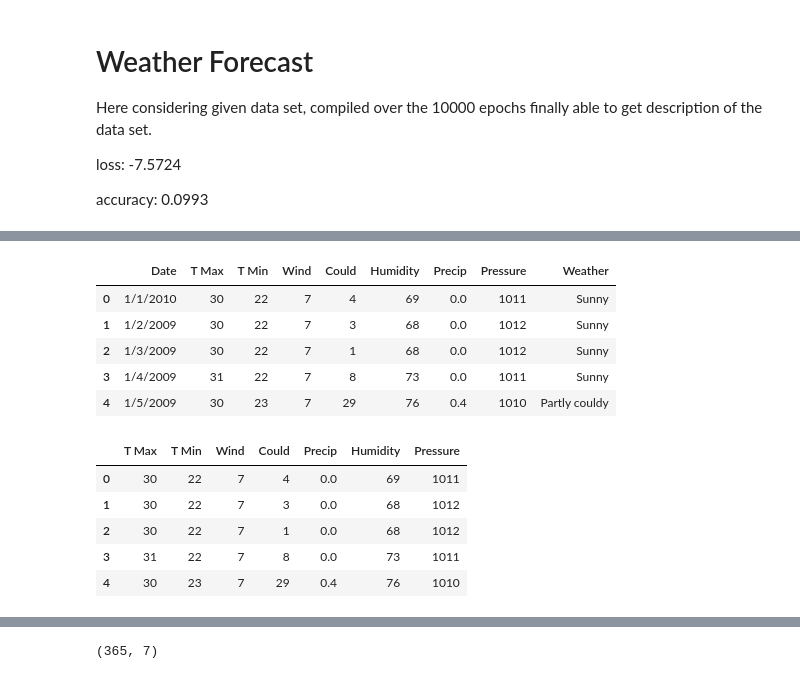
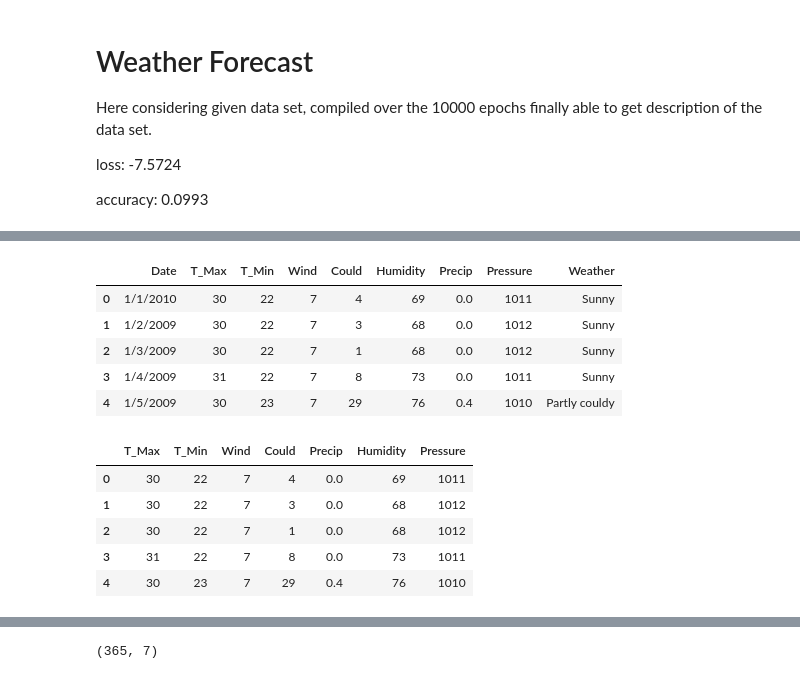
Before and after one commit to sachinkavindaa/Machine-learning-with-Python, a Jupyter notebook: ML/Weather/Weather_2/Weather_2.ipynb, the cells around one changed output, grey strips where cells are left out. Cells and saved outputs as stored; diff of their text form; code cells hidden in the pictures.

```diff
--- a/ML/Weather/Weather_2/Weather_2.ipynb
+++ b/ML/Weather/Weather_2/Weather_2.ipynb
@@ -27,18 +27,18 @@ Unpacking objects: 100% (64/64), done.
 # %%
-df = pd.read_csv('/content/Machine-learning-with-Python/ML/Weather/Weather.csv')
+df = pd.read_csv('/content/Machine-learning-with-Python/ML/Weather/Weather_3/Weather.csv')
 df.head()
 # %% [output]
-|  | Date | T Max | T Min | Wind | Could | Humidity | Precip | Pressure | Weather |
+|  | Date | T_Max | T_Min | Wind | Could | Humidity | Precip | Pressure | Weather |
 | 0 | 1/1/2010 | 30 | 22 | 7 | 4 | 69 | 0.0 | 1011 | Sunny |
 | 1 | 1/2/2009 | 30 | 22 | 7 | 3 | 68 | 0.0 | 1012 | Sunny |
 | 2 | 1/3/2009 | 30 | 22 | 7 | 1 | 68 | 0.0 | 1012 | Sunny |
 | 3 | 1/4/2009 | 31 | 22 | 7 | 8 | 73 | 0.0 | 1011 | Sunny |
 | 4 | 1/5/2009 | 30 | 23 | 7 | 29 | 76 | 0.4 | 1010 | Partly couldy |
 # %%
-merged = df[['T Max', 'T Min', 'Wind', 'Could','Precip','Humidity','Pressure']]
+merged = df[['T_Max', 'T_Min', 'Wind', 'Could','Precip','Humidity','Pressure']]
 merged.head()
 # %% [output]
-|  | T Max | T Min | Wind | Could | Precip | Humidity | Pressure |
+|  | T_Max | T_Min | Wind | Could | Precip | Humidity | Pressure |
 | 0 | 30 | 22 | 7 | 4 | 0.0 | 69 | 1011 |
 | 1 | 30 | 22 | 7 | 3 | 0.0 | 68 | 1012 |
 | 2 | 30 | 22 | 7 | 1 | 0.0 | 68 | 1012 |
```
Also changed, not shown: parts of 18 cells of this notebook, 4 other files.
